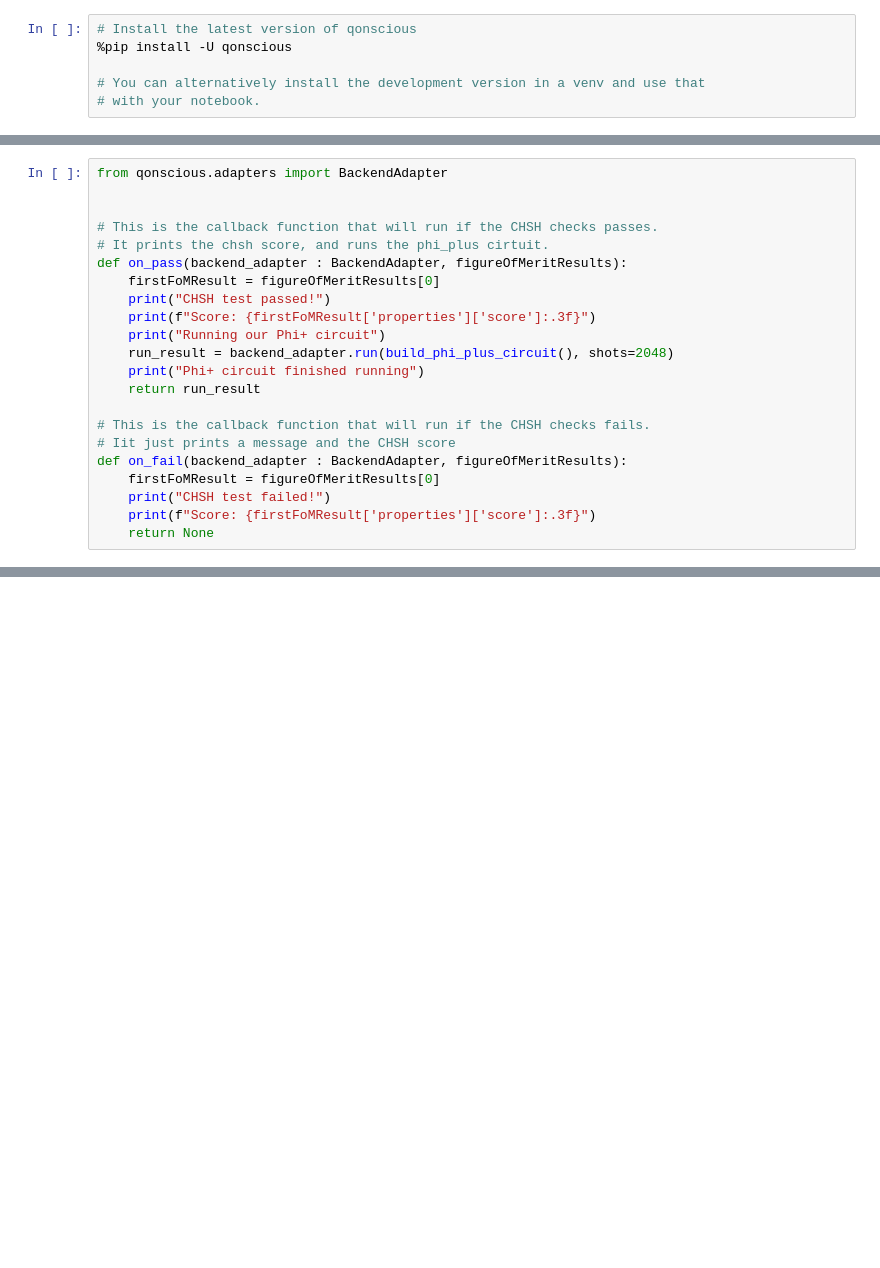
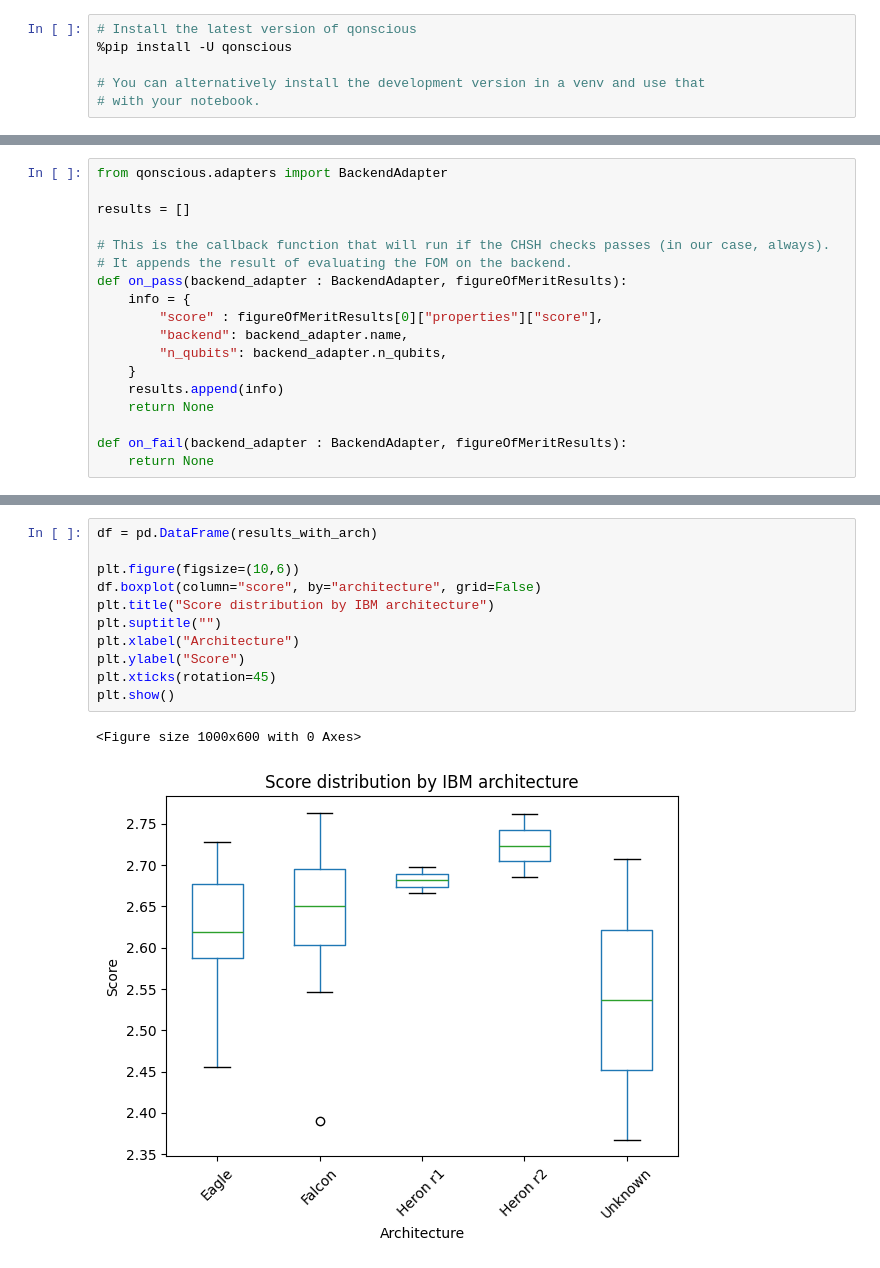
Before and after one commit to marcosUNLP/qonscious, a Jupyter notebook: notebooks/backend_benchmarking.ipynb, the cells around one changed output, grey strips where cells are left out. Saved outputs shown, nothing was run; the diff lists cells and outputs as text; blank space fills up the shorter version.

Commit message:
CHSH benchmar example is ready

```diff
--- a/notebooks/backend_benchmarking.ipynb
+++ b/notebooks/backend_benchmarking.ipynb
@@ -52,24 +116,20 @@ check_chsh_is_ok = MeritComplianceCheck(
 # %%
 from qonscious.adapters import BackendAdapter
 
+results = []
 
-# This is the callback function that will run if the CHSH checks passes.
-# It prints the chsh score, and runs the phi_plus cirtuit.
+# This is the callback function that will run if the CHSH checks passes (in our case, always).
+# It appends the result of evaluating the FOM on the backend.
 def on_pass(backend_adapter : BackendAdapter, figureOfMeritResults):
-    firstFoMResult = figureOfMeritResults[0]
-    print("CHSH test passed!")
-    print(f"Score: {firstFoMResult['properties']['score']:.3f}")
-    print("Running our Phi+ circuit")
-    run_result = backend_adapter.run(build_phi_plus_circuit(), shots=2048)
-    print("Phi+ circuit finished running")
-    return run_result
+    info = {
+        "score" : figureOfMeritResults[0]["properties"]["score"],
+        "backend": backend_adapter.name,
+        "n_qubits": backend_adapter.n_qubits,
+    }
+    results.append(info)
+    return None
 
-# This is the callback function that will run if the CHSH checks fails.
-# Iit just prints a message and the CHSH score
 def on_fail(backend_adapter : BackendAdapter, figureOfMeritResults):
-    firstFoMResult = figureOfMeritResults[0]
-    print("CHSH test failed!")
-    print(f"Score: {firstFoMResult['properties']['score']:.3f}")
     return None
 # %%
 from qonscious import run_conditionally
@@ -135,0 +276,14 @@ plt.show()
+# %%
+df = pd.DataFrame(results_with_arch)
+
+plt.figure(figsize=(10,6))
+df.boxplot(column="score", by="architecture", grid=False)
+plt.title("Score distribution by IBM architecture")
+plt.suptitle("")
+plt.xlabel("Architecture")
+plt.ylabel("Score")
+plt.xticks(rotation=45)
+plt.show()
+# %% [output]
+<Figure size 1000x600 with 0 Axes>
+[figure, added]
```
Also changed, not shown: parts of 21 cells of this notebook, 6 other files.
